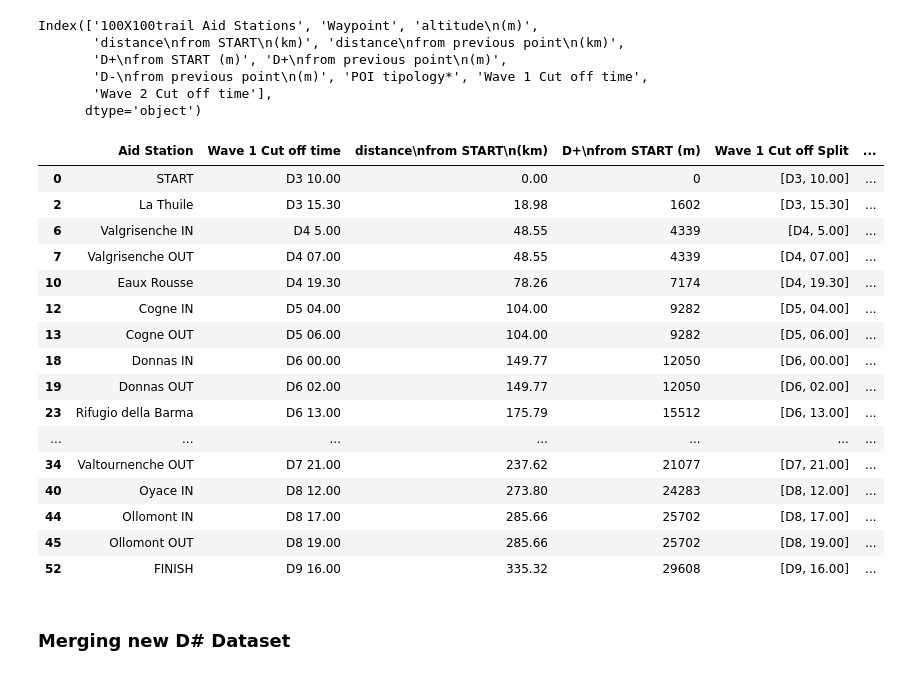
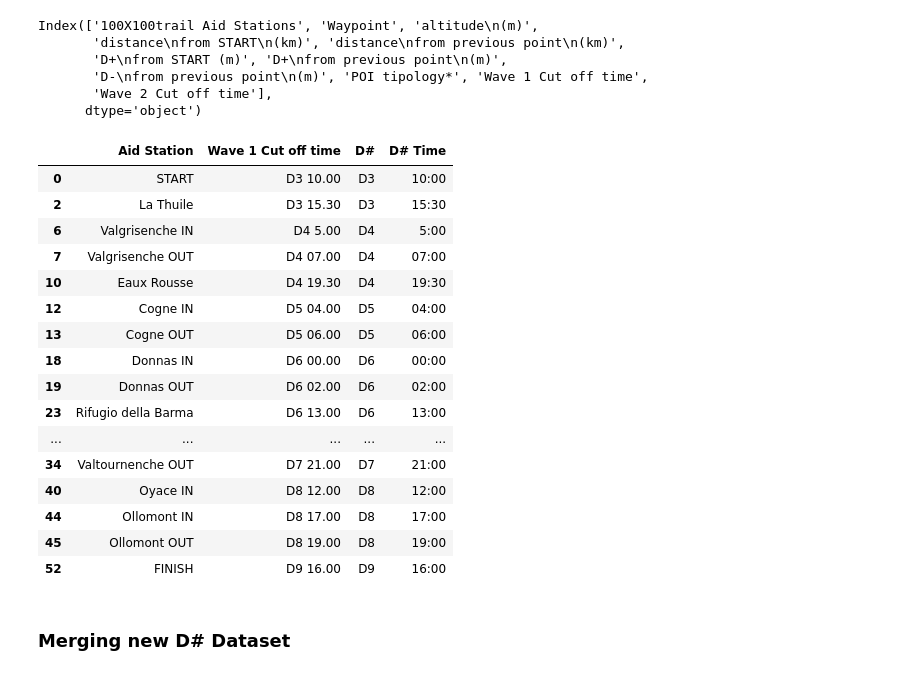
Before and after one commit to kjonina/TORX, a Jupyter notebook: Stage 4 - TOR330 Cut Offs Dataset.ipynb, the cells around one changed output. Drawn from its saved outputs; the diff is of its cells as text; code cells hidden in the pictures.

```diff
--- a/Stage 4 - TOR330 Cut Offs Dataset.ipynb
+++ b/Stage 4 - TOR330 Cut Offs Dataset.ipynb
@@ -331,25 +330,25 @@ cutoffs_df['D# Time'] = cutoffs_df['D# Time'].str.replace('.', ':')
 
 cutoffs_df = place_into_stage(cutoffs_df, 'Aid Station')
 # %%
-cutoffs_df
+cutoffs_df[['Aid Station', 'Wave 1 Cut off time',  'D#', 'D# Time']]
 # %% [output]
-|  | Aid Station | Wave 1 Cut off time | distance\nfrom START\n(km) | D+\nfrom START (m) | Wave 1 Cut off Split | ... |
-| 0 | START | D3 10.00 | 0.00 | 0 | [D3, 10.00] | ... |
-| 2 | La Thuile | D3 15.30 | 18.98 | 1602 | [D3, 15.30] | ... |
-| 6 | Valgrisenche IN | D4 5.00 | 48.55 | 4339 | [D4, 5.00] | ... |
-| 7 | Valgrisenche OUT | D4 07.00 | 48.55 | 4339 | [D4, 07.00] | ... |
-| 10 | Eaux Rousse | D4 19.30 | 78.26 | 7174 | [D4, 19.30] | ... |
-| 12 | Cogne IN | D5 04.00 | 104.00 | 9282 | [D5, 04.00] | ... |
-| 13 | Cogne OUT | D5 06.00 | 104.00 | 9282 | [D5, 06.00] | ... |
-| 18 | Donnas IN | D6 00.00 | 149.77 | 12050 | [D6, 00.00] | ... |
-| 19 | Donnas OUT | D6 02.00 | 149.77 | 12050 | [D6, 02.00] | ... |
-| 23 | Rifugio della Barma | D6 13.00 | 175.79 | 15512 | [D6, 13.00] | ... |
-| ... | ... | ... | ... | ... | ... | ... |
-| 34 | Valtournenche OUT | D7 21.00 | 237.62 | 21077 | [D7, 21.00] | ... |
-| 40 | Oyace IN | D8 12.00 | 273.80 | 24283 | [D8, 12.00] | ... |
-| 44 | Ollomont IN | D8 17.00 | 285.66 | 25702 | [D8, 17.00] | ... |
-| 45 | Ollomont OUT | D8 19.00 | 285.66 | 25702 | [D8, 19.00] | ... |
-| 52 | FINISH | D9 16.00 | 335.32 | 29608 | [D9, 16.00] | ... |
+|  | Aid Station | Wave 1 Cut off time | D# | D# Time |
+| 0 | START | D3 10.00 | D3 | 10:00 |
+| 2 | La Thuile | D3 15.30 | D3 | 15:30 |
+| 6 | Valgrisenche IN | D4 5.00 | D4 | 5:00 |
+| 7 | Valgrisenche OUT | D4 07.00 | D4 | 07:00 |
+| 10 | Eaux Rousse | D4 19.30 | D4 | 19:30 |
+| 12 | Cogne IN | D5 04.00 | D5 | 04:00 |
+| 13 | Cogne OUT | D5 06.00 | D5 | 06:00 |
+| 18 | Donnas IN | D6 00.00 | D6 | 00:00 |
+| 19 | Donnas OUT | D6 02.00 | D6 | 02:00 |
+| 23 | Rifugio della Barma | D6 13.00 | D6 | 13:00 |
+| ... | ... | ... | ... | ... |
+| 34 | Valtournenche OUT | D7 21.00 | D7 | 21:00 |
+| 40 | Oyace IN | D8 12.00 | D8 | 12:00 |
+| 44 | Ollomont IN | D8 17.00 | D8 | 17:00 |
+| 45 | Ollomont OUT | D8 19.00 | D8 | 19:00 |
+| 52 | FINISH | D9 16.00 | D9 | 16:00 |
 # %% [markdown]
 ### Merging new D# Dataset
 # %%
```
Also changed, not shown: parts of 6 cells of this notebook, 2 other files.
